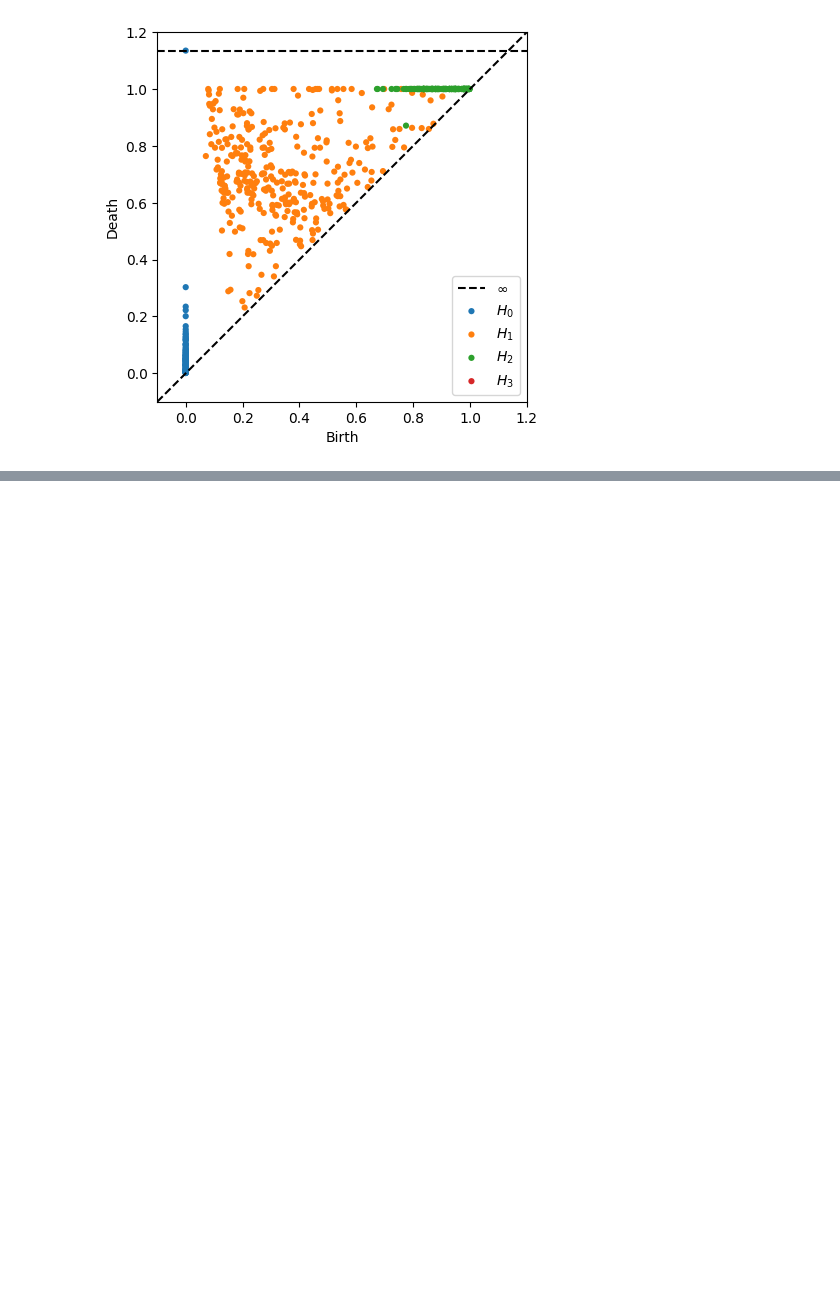
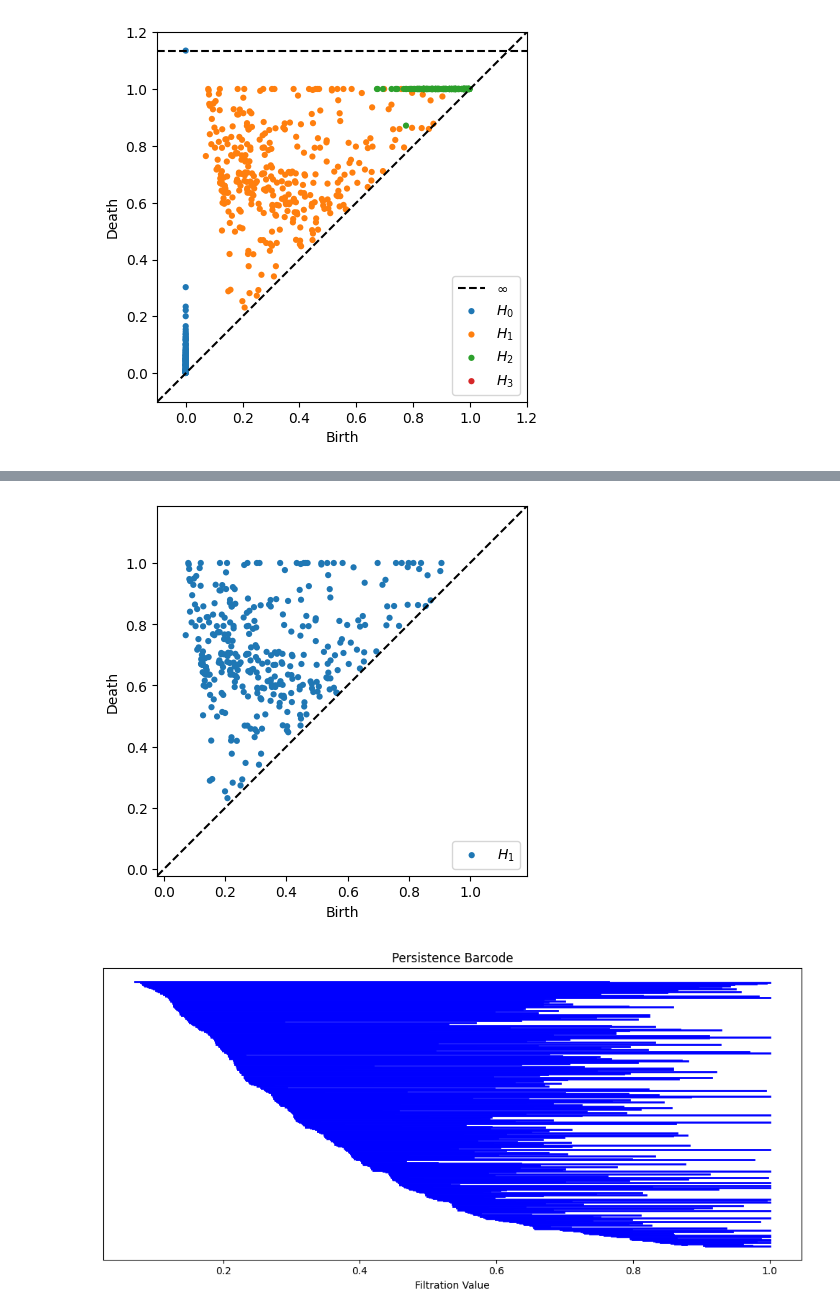
Before and after one commit to mehdimerbah/TDA-PPIN, a Jupyter notebook: tda_analysis/TDA_PPI_Node_Classification_Dummy.ipynb, the cells around one changed output, grey strips where cells are left out. Drawn from its saved outputs; the diff is of its cells as text; code cells hidden in the pictures; blank space fills up the shorter version.

```diff
--- a/tda_analysis/TDA_PPI_Node_Classification_Dummy.ipynb
+++ b/tda_analysis/TDA_PPI_Node_Classification_Dummy.ipynb
@@ -489,0 +471,6 @@ len(pers_features)
+# %%
+plot_diagrams(dist_mat_diags_ripser, plot_only=[1])
+plot_barcode(dist_mat_diags_ripser, 1)
+# %% [output]
+[figure, added]
+[figure, added]
```
Also changed, not shown: parts of 10 cells of this notebook, 1 other file.
